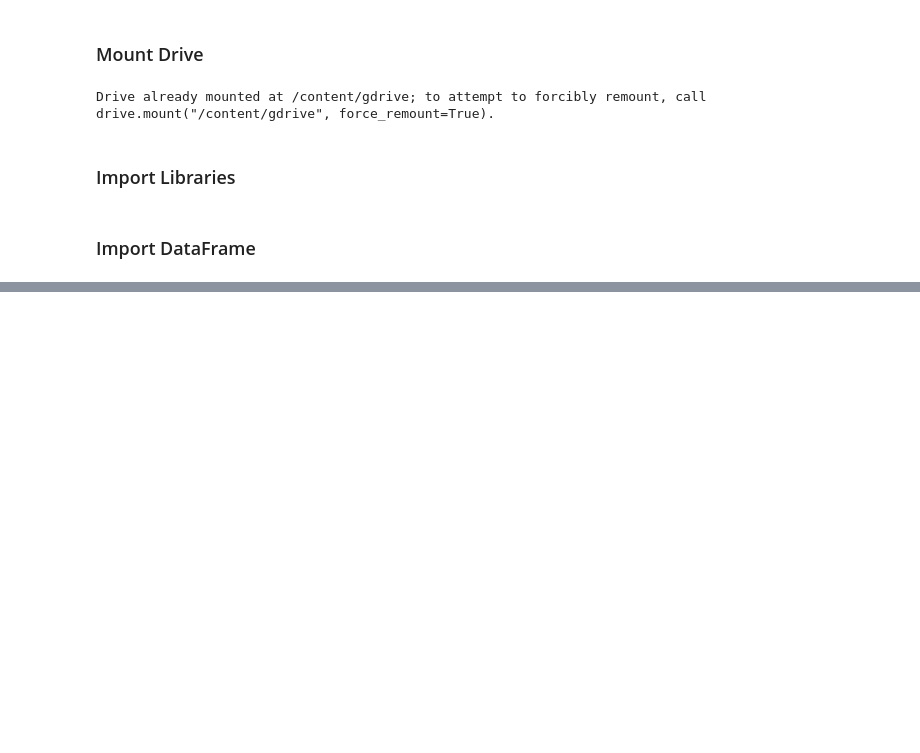
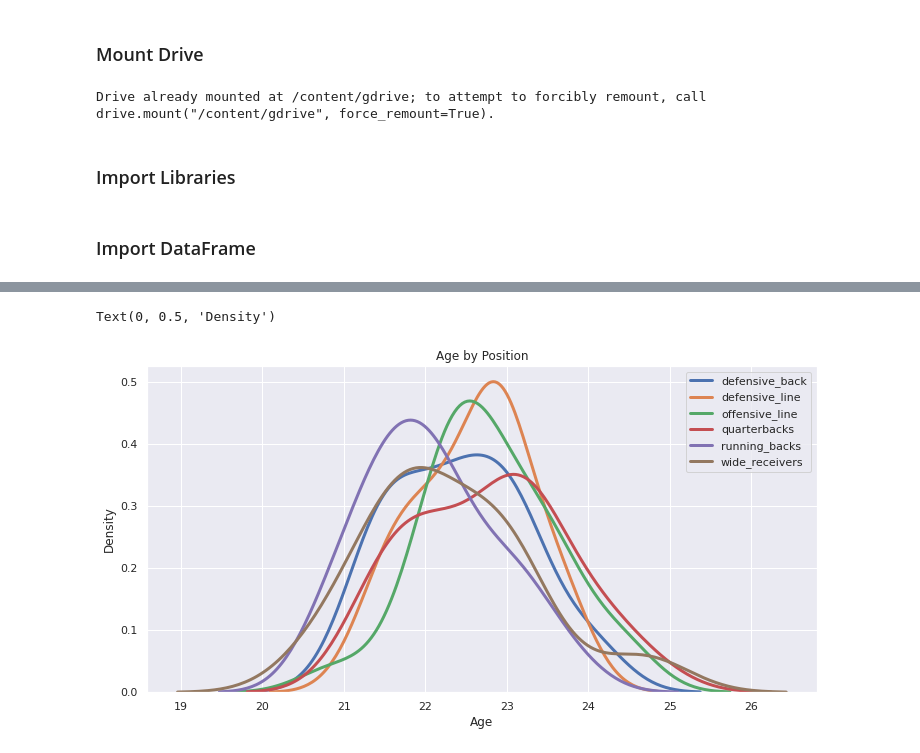
Before and after one commit to JRKagumba/2D-video-based-running-analysis, a Jupyter notebook: notebooks/__player_metrics_EDA.ipynb, the cells around one changed output, grey strips where cells are left out. Cells and saved outputs as stored; diff of their text form; code cells hidden in the pictures; blank space fills up the shorter version.

```diff
--- a/notebooks/__player_metrics_EDA.ipynb
+++ b/notebooks/__player_metrics_EDA.ipynb
@@ -94,11 +89,0 @@ fig.show()
-# %%
-player_metrics['BMI'] = player_metrics["weight_lbs"] / (player_metrics["height_in"]**2)
-
-fig = px.histogram(player_metrics, y="BMI", x="40_time", color="position",
-                   marginal="rug", nbins=20,
-                   hover_data=player_metrics.columns,
-                  labels={
-                     "BMI": "Body-Mass Index",
-                     "40_time": "40 Yard Dash Time (s)",
-                     "position": "Player Position"})
-fig.show()
@@ -106,0 +90,19 @@ fig.show()
+# %%
+for position in positions_lst:
+    # Subset to the position
+    subset = player_metrics[player_metrics['position'] == position]
+
+    # Draw the density plot
+    sns.distplot(subset['age'], hist = False, kde = True,
+                 kde_kws = {'linewidth': 3},
+                 label = position)
+
+# Plot formatting
+plt.legend()
+sns.set(rc={'figure.figsize':(12,6)})
+plt.title('Age by Position')
+plt.xlabel('Age')
+plt.ylabel('Density')
+# %% [output]
+Text(0, 0.5, 'Density')
+[figure, added]
```
Also changed, not shown: parts of 17 cells of this notebook.
